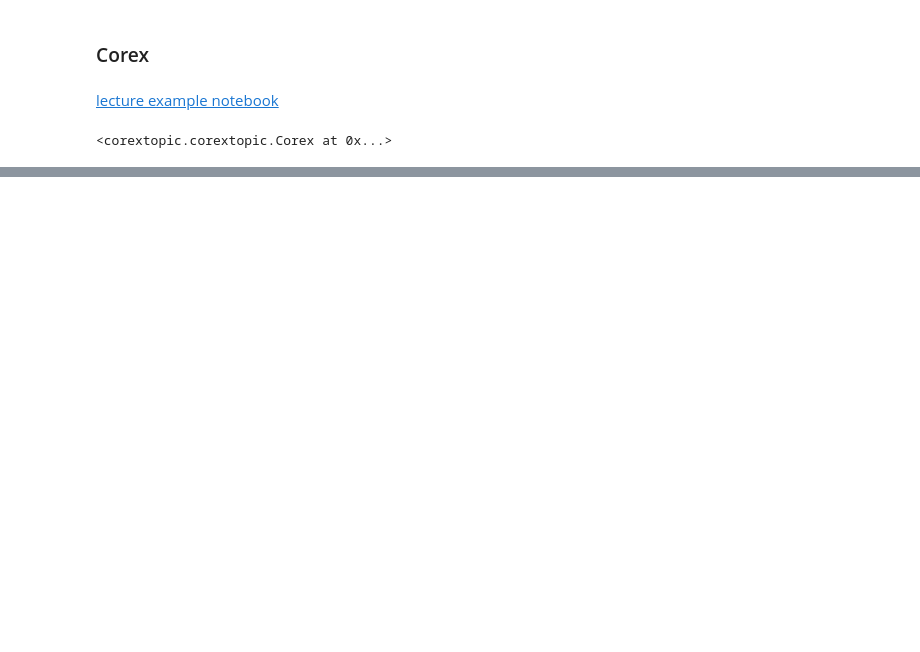
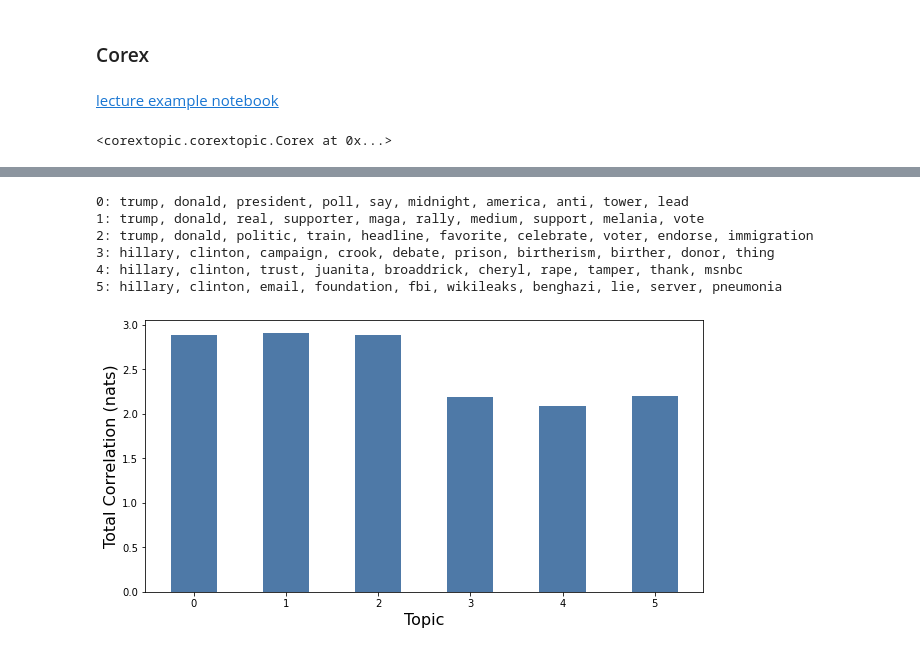
Before and after one commit to scrapfishies/russian-troll-tweets-nlp, a Jupyter notebook: modeling/topic_modeling_scratch.ipynb, the cells around one changed output, grey strips where cells are left out. Cells and saved outputs as stored; diff of their text form; code cells hidden in the pictures; blank space fills up the shorter version.

```diff
--- a/modeling/topic_modeling_scratch.ipynb
+++ b/modeling/topic_modeling_scratch.ipynb
@@ -319 +298,32 @@ topic_model.get_top_docs(topic=0, n_docs=5)
   0.0)]
+# %%
+topic_model.fit(doc_word, words=words, docs=proc_tweets,
+                anchors=[['trump', 'donald'],
+                         ['trump', 'donald'],
+                         ['trump', 'donald'],
+                         ['hillary', 'clinton'],
+                         ['hillary', 'clinton'],
+                         ['hillary', 'clinton']
+                        ],
+                anchor_strength=6)
+
+# Print all topics from the CorEx topic model
+topics = topic_model.get_topics()
+for n,topic in enumerate(topics):
+    topic_words,_ = zip(*topic)
+    print('{}: '.format(n) + ', '.join(topic_words))
+# %% [output]
+0: trump, donald, president, poll, say, midnight, america, anti, tower, lead
+1: trump, donald, real, supporter, maga, rally, medium, support, melania, vote
+2: trump, donald, politic, train, headline, favorite, celebrate, voter, endorse, immigration
+3: hillary, clinton, campaign, crook, debate, prison, birtherism, birther, donor, thing
+4: hillary, clinton, trust, juanita, broaddrick, cheryl, rape, tamper, thank, msnbc
+5: hillary, clinton, email, foundation, fbi, wikileaks, benghazi, lie, server, pneumonia
+# %%
+plt.figure(figsize=(10,5))
+plt.bar(range(topic_model.tcs.shape[0]), topic_model.tcs, color='#4e79a7', width=0.5)
+plt.xlabel('Topic', fontsize=16)
+plt.ylabel('Total Correlation (nats)', fontsize=16)
+plt.show()
+# %% [output]
+[figure, added]
```
Also changed, not shown: parts of 24 cells of this notebook, 4 other files.
